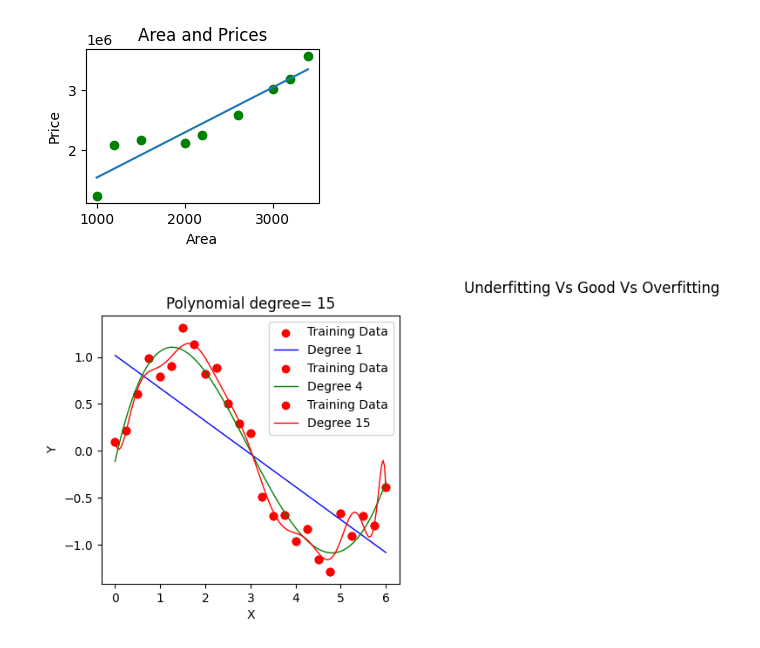
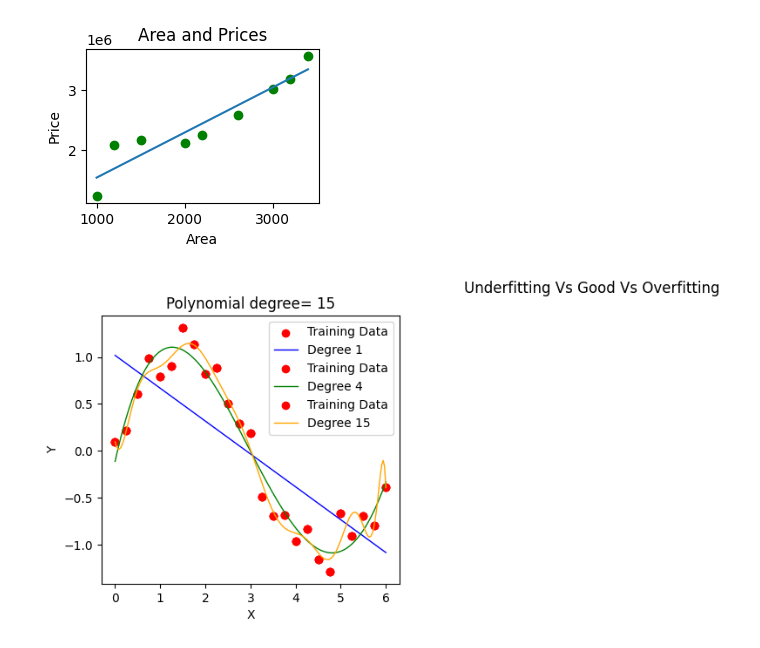
Before and after one commit to VyshnaviKarakatla/machine_learning-notebooks, a Jupyter notebook: 01_linear_regression.ipynb, the cells around one changed output. Cells and saved outputs as stored; diff of their text form; code cells hidden in the pictures.

```diff
--- a/01_linear_regression.ipynb
+++ b/01_linear_regression.ipynb
@@ -175,28 +175,28 @@ from sklearn.linear_model import LinearRegression
 # %%
 np.random.seed(42)
 x=np.linspace(0,6,25).reshape(-1,1)
 y=np.sin(x).ravel()+np.random.randn(25)*0.2
 degree=[1,4,15]
-colors=['blue','green','red']
+colors=['blue','green','orange']
 plt.figure(figsize=(15,4))
 for i,d in enumerate(degree,1):
     poly=PolynomialFeatures(degree=d)
     x_poly=poly.fit_transform(x)
     model=LinearRegression()
     model.fit(x_poly,y)
 
     x_test=np.linspace(0,6,200).reshape(-1,1)
     x_test_poly=poly.transform(x_test)
     y_pred=model.predict(x_test_poly)
 
     plt.subplot(1,3,1)
     plt.scatter(x,y,color='red',label='Training Data')
     plt.plot(x_test,y_pred,color=colors[i-1],linewidth=1,label=f"Degree {d}")
     plt.title(f"Polynomial degree= {d}")
     plt.xlabel('X')
     plt.ylabel('Y')
     plt.legend()
 plt.suptitle('Underfitting Vs Good Vs Overfitting')
 plt.show()
 # %% [output]
-[figure, old version]
+[figure, new version]
```
